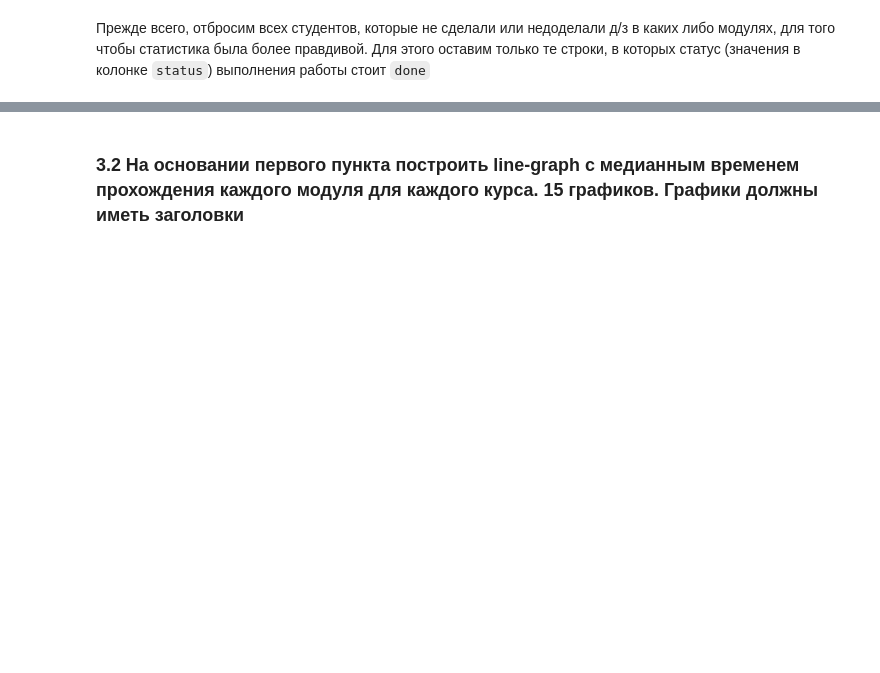
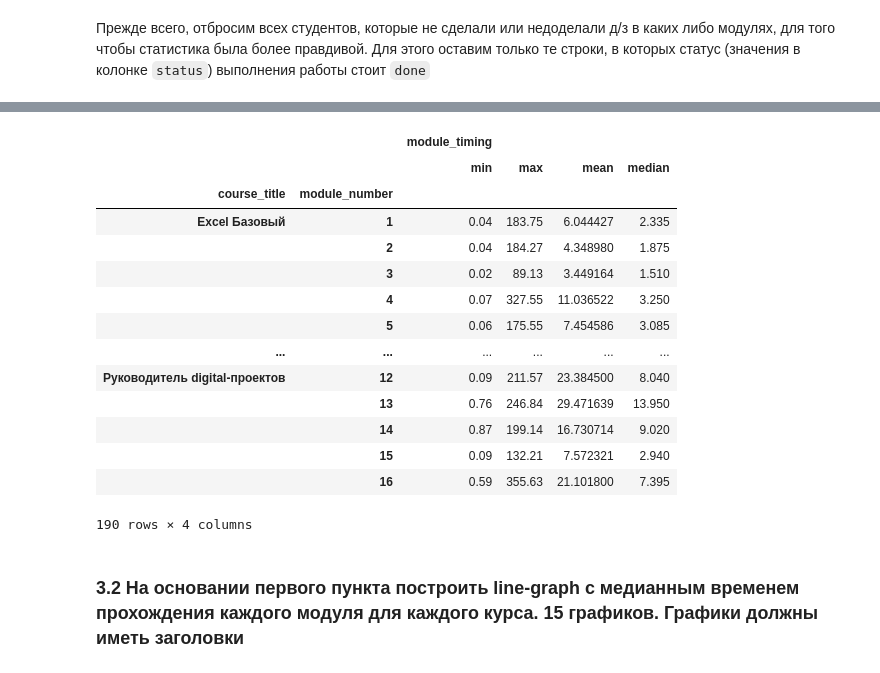
Before and after one commit to greymetall/data_science, a Jupyter notebook: Coursework#1/Coursework_analytics_1.ipynb, the cells around one changed output, grey strips where cells are left out. Cells and saved outputs as stored; diff of their text form; code cells hidden in the pictures; blank space fills up the shorter version.

```diff
--- a/Coursework#1/Coursework_analytics_1.ipynb
+++ b/Coursework#1/Coursework_analytics_1.ipynb
@@ -1313,2 +1008,33 @@ df_passing_modules.agg
+# %%
+# рассчитываем время прохождения каждого модуля каждым студентом в днях и округляем до сотых
+true_progress = true_progress.assign(module_timing=lambda x: round((x.finish_date - x.start_date) / pd.Timedelta(1, 'D'), 2))
+
+# избавимся от выбросов (если дата финиша раньше даты старта, то, видимо, данные указаны неверно)
+true_progress = true_progress[true_progress.module_timing > 0]
+# %%
+# группировка по курсам и модулям с аггрегированием по мин., макс., средн., и медианному значениям
+true_progress = true_progress.groupby(['course_title', 'module_number'])\
+                                 .agg({'module_timing':
+                                       ['min',
+                                        'max',
+                                        'mean',
+                                        'median']})
+true_progress
+# %% [output]
+|  |  | module_timing |  |  |  |
+|  |  | min | max | mean | median |
+| course_title | module_number |  |  |  |  |
+| Excel Базовый | 1 | 0.04 | 183.75 | 6.044427 | 2.335 |
+|  | 2 | 0.04 | 184.27 | 4.348980 | 1.875 |
+|  | 3 | 0.02 | 89.13 | 3.449164 | 1.510 |
+|  | 4 | 0.07 | 327.55 | 11.036522 | 3.250 |
+|  | 5 | 0.06 | 175.55 | 7.454586 | 3.085 |
+| ... | ... | ... | ... | ... | ... |
+| Руководитель digital-проектов | 12 | 0.09 | 211.57 | 23.384500 | 8.040 |
+|  | 13 | 0.76 | 246.84 | 29.471639 | 13.950 |
+|  | 14 | 0.87 | 199.14 | 16.730714 | 9.020 |
+|  | 15 | 0.09 | 132.21 | 7.572321 | 2.940 |
+|  | 16 | 0.59 | 355.63 | 21.101800 | 7.395 |
+190 rows × 4 columns
 # %% [markdown]
 ### 3.2 На основании первого пункта построить line-graph с медианным временем прохождения каждого модуля для каждого курса. 15 графиков. Графики должны иметь заголовки
```
Also changed, not shown: parts of 64 cells of this notebook.
